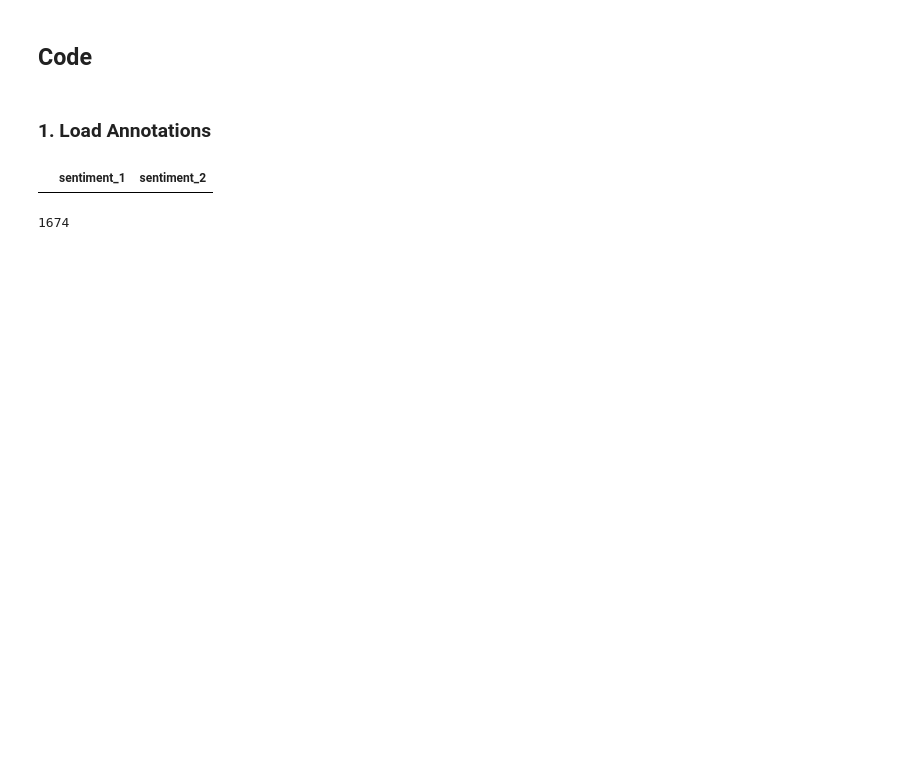
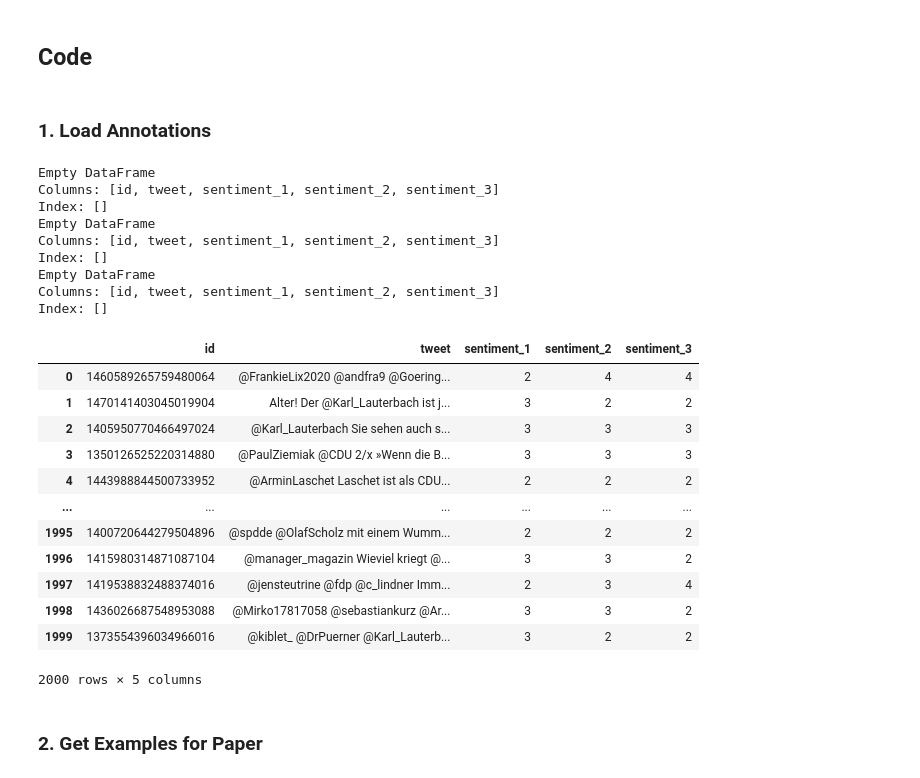
Before and after one commit to NilsHellwig/Twitter_German_Federal_Election_Perception_2021, a Jupyter notebook: 03 Data Annotation/further_annotation_analysis.ipynb, the cells around one changed output. Drawn from its saved outputs; the diff is of its cells as text; code cells hidden in the pictures; blank space fills up the shorter version.

Commit message:
add missing annotation value and further annotation analysis

```diff
--- a/03 Data Annotation/further_annotation_analysis.ipynb
+++ b/03 Data Annotation/further_annotation_analysis.ipynb
@@ -20,3 +22,5 @@ LABEL_CODING = {'NEUTRAL': 3, 'NEGATIVE': 2, 'POSITIVE': 1, 'MIXED': 4}
+# %%
+pd.options.display.max_colwidth = 1000
 # %% [markdown]
 ## Code
 # %% [markdown]
@@ -43,22 +47,55 @@ df_annotator_2 = pd.concat([
 # rename sentiment column and recode labels
 df_annotator_2.rename(columns={'sentiment': 'sentiment_2'}, inplace=True)
 df_annotator_2['sentiment_2'] = df_annotator_2['sentiment_2'].map(LABEL_CODING)
+# %%
+# read and concatenate annotator 2's session 1 and 2 data
+df_annotator_3 = pd.concat([
+    pd.read_excel(ANNOTATED_DATASET_PATH + "tweets_session_1_3.xlsx"),
+    pd.read_excel(ANNOTATED_DATASET_PATH + "tweets_session_2_3.xlsx")
+])
+# %%
+# rename sentiment column and recode labels
+df_annotator_3.rename(columns={'sentiment': 'sentiment_3'}, inplace=True)
+df_annotator_3['sentiment_3'] = df_annotator_3['sentiment_3'].map(LABEL_CODING)
 # %%
 # concatenate annotator 1 and 2 data
 df_all_annotations = pd.concat([
-    df_annotator_1[['sentiment_1']],
-    df_annotator_2[['sentiment_2']]
+    df_annotator_1[['id','tweet','sentiment_1']],
+    df_annotator_2[['sentiment_2']],
+    df_annotator_3[['sentiment_3']]
 ], axis=1)
 # %%
 # check for missing values in sentiment columns
 print(df_all_annotations[df_all_annotations['sentiment_1'].isnull()])
 print(df_all_annotations[df_all_annotations['sentiment_2'].isnull()])
+print(df_all_annotations[df_all_annotations['sentiment_3'].isnull()])
 # %% [output]
-|  | sentiment_1 | sentiment_2 |
+Empty DataFrame
+Columns: [id, tweet, sentiment_1, sentiment_2, sentiment_3]
+Index: []
+Empty DataFrame
+Columns: [id, tweet, sentiment_1, sentiment_2, sentiment_3]
+Index: []
+Empty DataFrame
+Columns: [id, tweet, sentiment_1, sentiment_2, sentiment_3]
+Index: []
 # %%
 df_all_annotations = df_all_annotations.reset_index(drop=True)
-# %%
-equal_values = len(df_all_annotations[df_all_annotations['sentiment_1'] == df_all_annotations['sentiment_2']])
-equal_values
-# %% [output]
-1674
+# %%
+df_all_annotations
+# %% [output]
+|  | id | tweet | sentiment_1 | sentiment_2 | sentiment_3 |
+| 0 | 1460589265759480064 | @FrankieLix2020 @andfra9 @Goering... | 2 | 4 | 4 |
+| 1 | 1470141403045019904 | Alter! Der @Karl_Lauterbach ist j... | 3 | 2 | 2 |
+| 2 | 1405950770466497024 | @Karl_Lauterbach Sie sehen auch s... | 3 | 3 | 3 |
+| 3 | 1350126525220314880 | @PaulZiemiak @CDU 2/x »Wenn die B... | 3 | 3 | 3 |
+| 4 | 1443988844500733952 | @ArminLaschet Laschet ist als CDU... | 2 | 2 | 2 |
+| ... | ... | ... | ... | ... | ... |
+| 1995 | 1400720644279504896 | @spdde @OlafScholz mit einem Wumm... | 2 | 2 | 2 |
+| 1996 | 1415980314871087104 | @manager_magazin Wieviel kriegt @... | 3 | 3 | 2 |
+| 1997 | 1419538832488374016 | @jensteutrine @fdp @c_lindner Imm... | 2 | 3 | 4 |
+| 1998 | 1436026687548953088 | @Mirko17817058 @sebastiankurz @Ar... | 3 | 3 | 2 |
+| 1999 | 1373554396034966016 | @kiblet_ @DrPuerner @Karl_Lauterb... | 3 | 2 | 2 |
+2000 rows × 5 columns
+# %% [markdown]
+### 2. Get Examples for Paper
```
Also changed, not shown: parts of 28 cells of this notebook, 1 other file.
